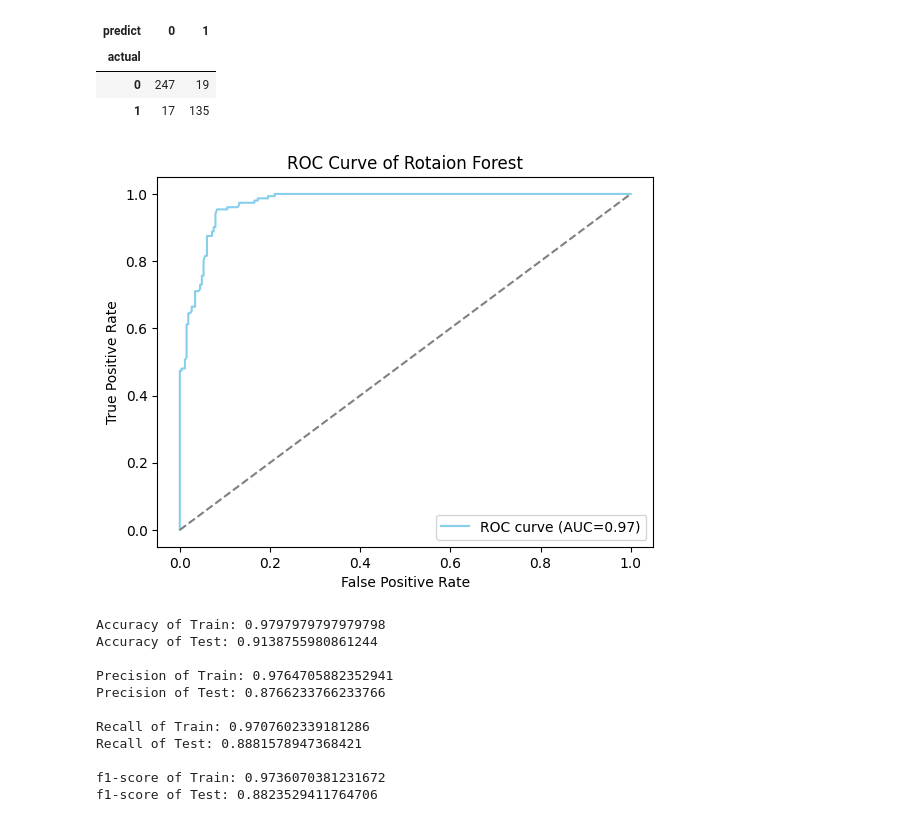
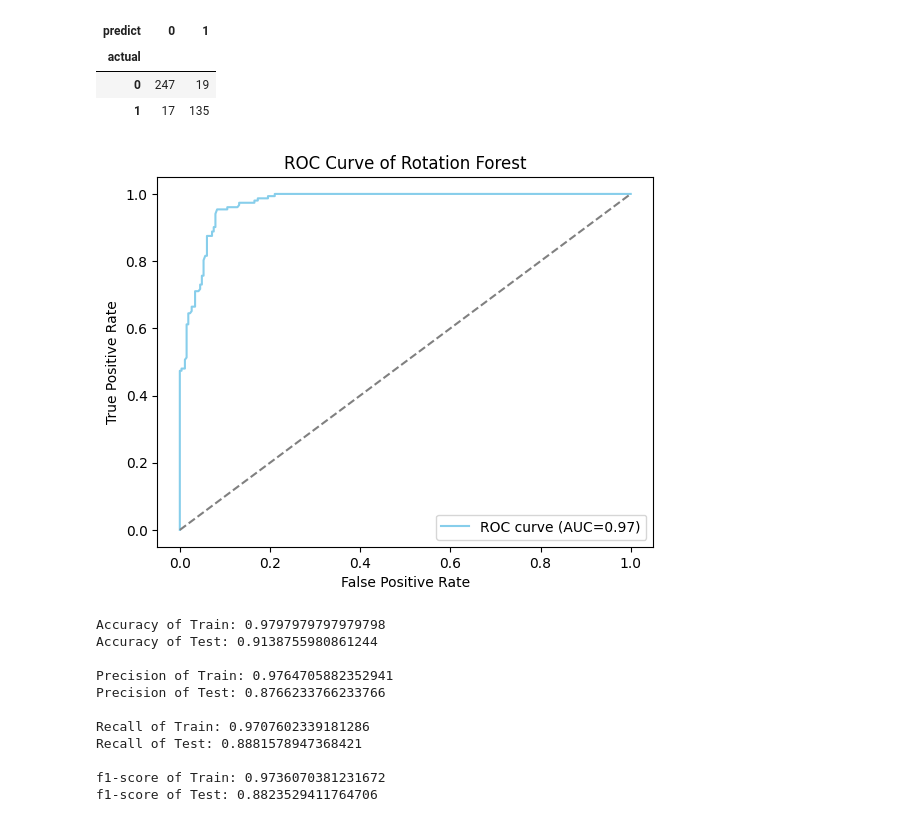
Before and after one commit to TingEekum/Titanic-Survival-Classification-Based-on-Ensemble-Learning-Models, a Jupyter notebook: Titanic.ipynb, the cells around one changed output. Drawn from its saved outputs; the diff is of its cells as text; code cells hidden in the pictures.

```diff
--- a/Titanic.ipynb
+++ b/Titanic.ipynb
@@ -669,10 +669,10 @@ pd.crosstab(test_surv,pred_RotF_test,colnames=["predict"],rownames=["actual"])
 # %%
 RotF_score=model_RotF.predict_proba(test_data)[:,1]
 fpr_RotF,tpr_RotF,thresholds_RotF=roc_curve(test_surv,RotF_score,pos_label=1)
 auc_RotF=auc(fpr_RotF,tpr_RotF)
-DrawROC(fpr_RotF,tpr_RotF,auc_RotF,"Rotaion Forest")
+DrawROC(fpr_RotF,tpr_RotF,auc_RotF,"Rotation Forest")
 # %% [output]
-[figure, old version]
+[figure, new version]
 # %%
 accuracy_RotF_test=accuracy_score(test_surv,pred_RotF_test)
 print("Accuracy of Train:",accuracy_RotF_train)
```
